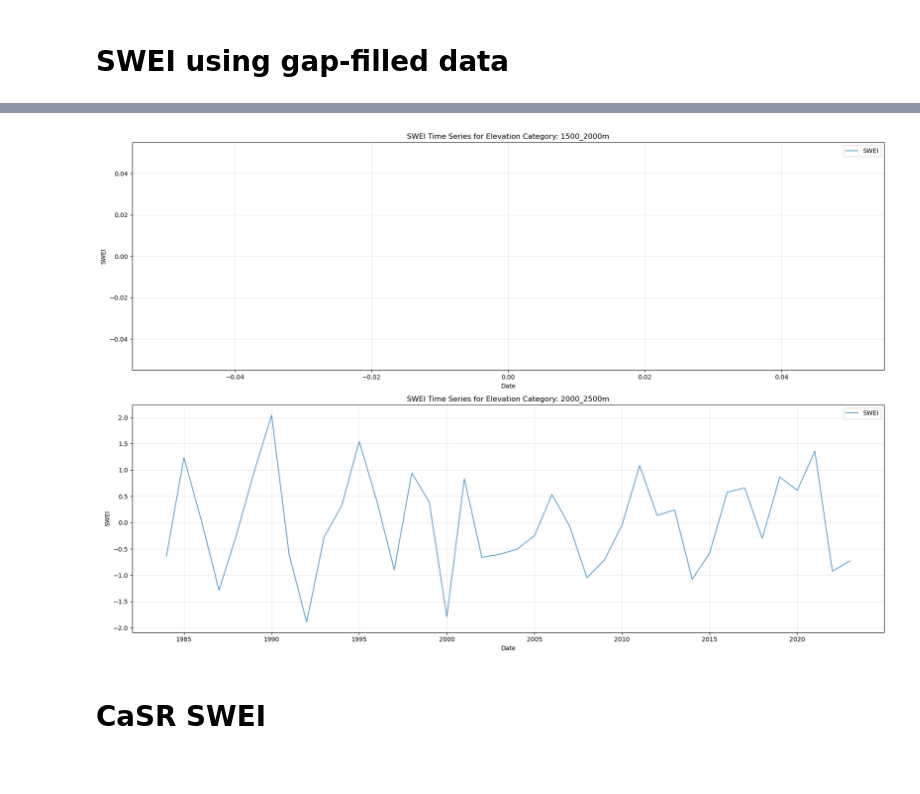
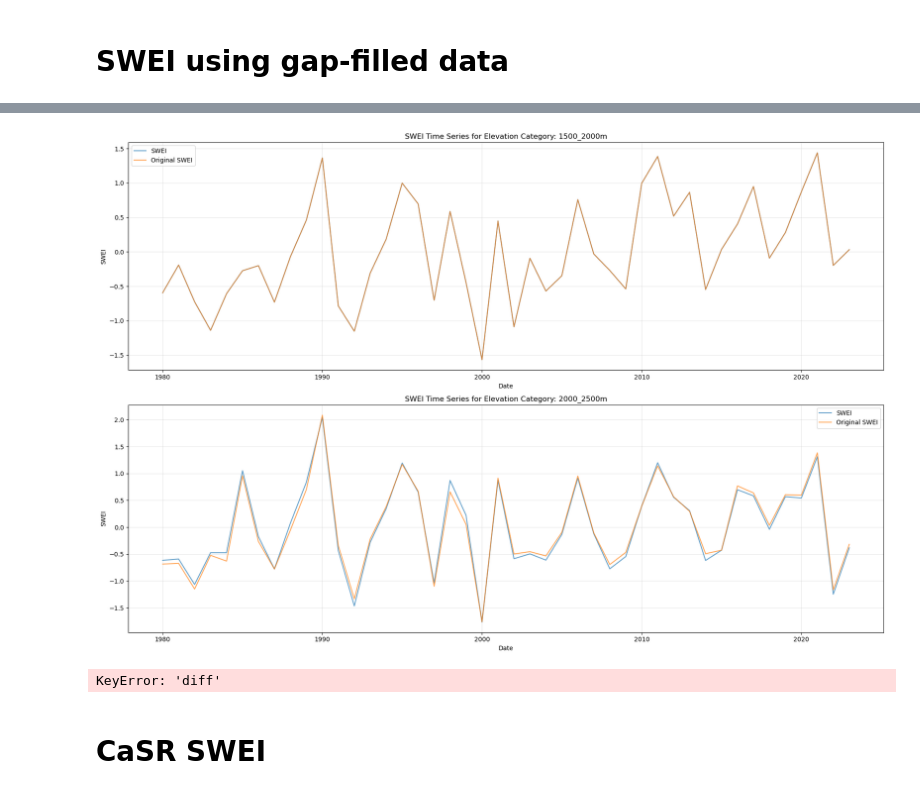
Before and after one commit to Nadiesenali/snowdroughtindex-main, a Jupyter notebook: notebooks/workflows/10_for_paper.ipynb, the cells around one changed output, grey strips where cells are left out. Saved outputs shown, nothing was run; the diff lists cells and outputs as text; code cells hidden in the pictures.

```diff
--- a/notebooks/workflows/10_for_paper.ipynb
+++ b/notebooks/workflows/10_for_paper.ipynb
@@ -25,8 +25,8 @@ sys.path.append(str(project_root))
 config = {
     'casr_input_data': project_root / 'data' / 'input_data' / 'CaSR_SWE' / 'bow_casrv3.2_SWE_P_data.csv',
     'shapefile': project_root / 'data' / 'input_data' / 'shapefiles'/'BowRiverBasin'/'Bow_elevation_combined.shp',
-    'canswe_original_data' : project_root / 'data' / 'output_data' / 'for_paper'/'FROSTBITE' / 'bow_canswe_selected_fixed.nc',
-    'gap_filled_canswe_data' : project_root / 'data' / 'output_data' / 'for_paper'/'FROSTBITE' /'bow_swe_gapfilled_data_only.nc',
+    'canswe_original_data' : project_root / 'data' / 'output_data' / 'for_paper'/'FROSTBITE' / 'bow_canswe_selected_final.nc',
+    'gap_filled_canswe_data' : project_root / 'data' / 'output_data' / 'for_paper'/'FROSTBITE' /'bow_swe_gapfilled_data_final.nc',
     'output_dir': project_root / 'data' / 'output_data' / 'for_paper'/'datasets',
     'SWEI_output_dir': project_root / 'data' / 'output_data' / 'for_paper'/'SWEI',
     'classification_output_dir': project_root / 'data' / 'output_data' / 'for_paper'/'SD_classification',
@@ -1198,7 +1251,7 @@ def plot_seasonal_sswei_maps(
 # rename combined_canswe columns  for clarity
 combined_canswe = combined_canswe.rename(columns={
     'Original_CanSWE': 'Original_SWE',
-    'Gap_Filled_CanSWE': 'SWE',
+    'SWE': 'Gap_filled_SWE',
 })
 
 # drop Nans from SWE column for the SWEI calculation
@@ -1268,0 +1355,4 @@ display(sswei_monthly_avg)
+# %%
+# calculate differences between original and gap-filled SWEI
+swei_comparison['SWEI_Difference'] = swei_comparison['Gap_filled_SWEI'] - swei_comparison['Original_SWEI']
+display(swei_comparison.head())
@@ -1268,0 +1366,15 @@ display(sswei_monthly_avg)
+# %%
+# average over Seasonal_Year and Elevation_Category for plotting
+swei_summary = (
+    swei_comparison
+    .groupby(['Seasonal_Year', 'Elevation_Category'], dropna=False)
+    .agg(
+        Original_SWEI=('Original_SWEI', 'mean'),
+        Gap_filled_SWEI=('Gap_filled_SWEI', 'mean'),
+        SWEI_Difference=('SWEI_Difference', 'mean')
+    )
+    .reset_index()
+)
+# keep only Elevation_Categories '1500_2000m', '2000_2500m'
+swei_summary = swei_summary[swei_summary['Elevation_Category'].isin(['1500_2000m', '2000_2500m'])].copy()
+display(swei_summary.head())
@@ -1269,31 +1447,55 @@ display(sswei_monthly_avg)
 # %%
 # plot SWEI time series for each elevation category
 elev_categories = ['1500_2000m', '2000_2500m']
 plt.figure(figsize=(18, 12))
 for i, elev_cat in enumerate(elev_categories, 1):
     plt.subplot(len(elev_categories), 1, i)
 
     # Filter data for the current elevation category and sort by time
-    df_cat = sswei_monthly_avg.loc[sswei_monthly_avg['Elevation_Category'] == elev_cat].sort_values('Seasonal_Year')
+    df_cat = (
+        swei_comparison.loc[
+            swei_comparison['Elevation_Category'] == elev_cat,
+            ['Seasonal_Year', 'Gap_filled_SWEI', 'Original_SWEI']
+        ]
+        .groupby('Seasonal_Year', as_index=False)
+        .mean(numeric_only=True)
+        .sort_values('Seasonal_Year')
+    )
 
     # Plot SWEI (x and y have matching lengths)
     plt.plot(
         df_cat['Seasonal_Year'],
-        df_cat['Avg_SWEI_8mo'],
+        df_cat['Gap_filled_SWEI'],
         label='SWEI',
         color='tab:blue',
+        alpha=0.7
+    )
+    plt.plot(
+        df_cat['Seasonal_Year'],
+        df_cat['Original_SWEI'],
+        label='Original SWEI',
+        color='tab:orange',
         alpha=0.7
     )
 
     plt.title(f'SWEI Time Series for Elevation Category: {elev_cat}')
     plt.xlabel('Date')
     plt.ylabel('SWEI')
     plt.legend()
     plt.grid(True, alpha=0.3)
 plt.tight_layout()
 plt.show()
 # %% [output]
-[figure, old version]
+[figure, new version]
+# %%
+diff = swei_comparison['Gap_filled_SWEI'] - swei_comparison['Original_SWEI']
+early = swei_comparison[swei_comparison['Seasonal_Year'] <= 1995]
+late  = swei_comparison[swei_comparison['Seasonal_Year'] > 1995]
+
+plt.boxplot([early['diff'], late['diff']], labels=['1980–1995','1996–2023'])
+plt.ylabel('SWEI Difference')
+# %% [output]
+KeyError: 'diff'
 # %% [markdown]
 # CaSR SWEI
 # %% [markdown]
```
Also changed, not shown: parts of 24 cells of this notebook, 1 other file.
